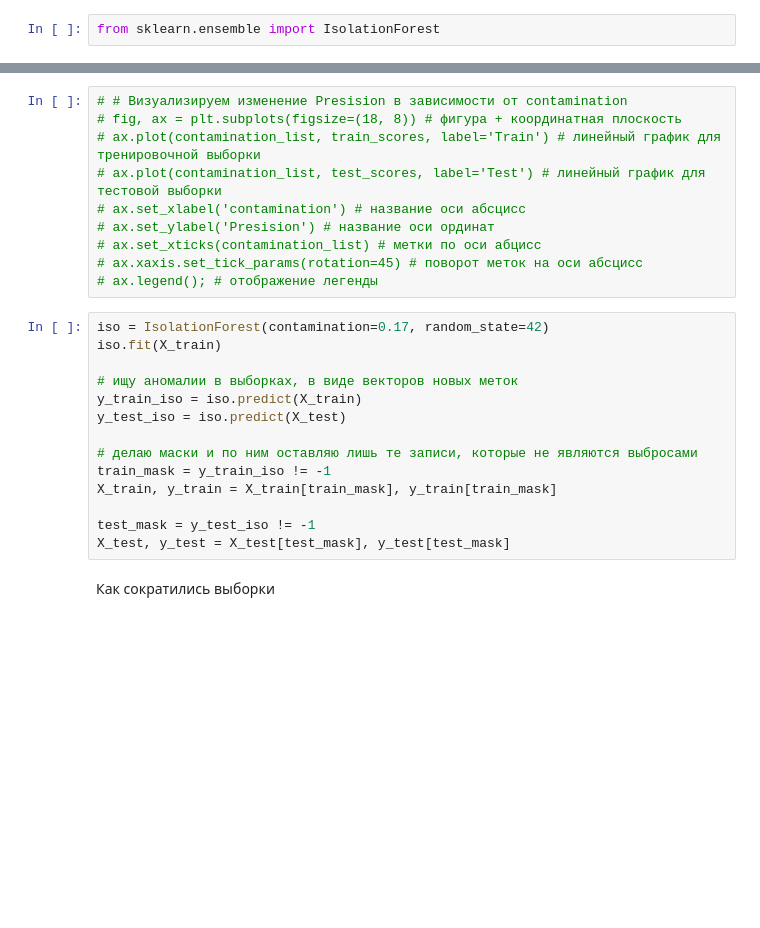
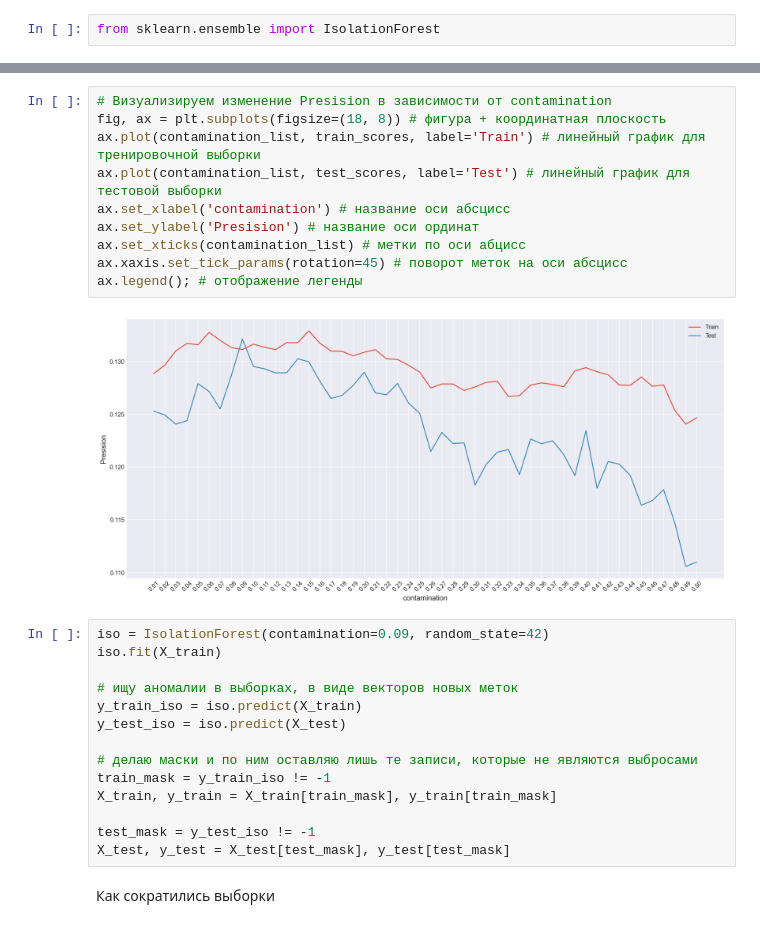
Before and after one commit to Chepell/SF_DS_Pro, a Jupyter notebook: 01_TensorFlow/10_Try_SVC.ipynb, the cells around one changed output, grey strips where cells are left out. Drawn from its saved outputs; the diff is of its cells as text; blank space fills up the shorter version.

```diff
--- a/01_TensorFlow/10_Try_SVC.ipynb
+++ b/01_TensorFlow/10_Try_SVC.ipynb
@@ -500,15 +498,17 @@ from sklearn.ensemble import IsolationForest
 # %%
-# # Визуализируем изменение Presision в зависимости от contamination
-# fig, ax = plt.subplots(figsize=(18, 8)) # фигура + координатная плоскость
-# ax.plot(contamination_list, train_scores, label='Train') # линейный график для тренировочной выборки
-# ax.plot(contamination_list, test_scores, label='Test') # линейный график для тестовой выборки
-# ax.set_xlabel('contamination') # название оси абсцисс
-# ax.set_ylabel('Presision') # название оси ординат
-# ax.set_xticks(contamination_list) # метки по оси абцисс
-# ax.xaxis.set_tick_params(rotation=45) # поворот меток на оси абсцисс
-# ax.legend(); # отображение легенды
+# Визуализируем изменение Presision в зависимости от contamination
+fig, ax = plt.subplots(figsize=(18, 8)) # фигура + координатная плоскость
+ax.plot(contamination_list, train_scores, label='Train') # линейный график для тренировочной выборки
+ax.plot(contamination_list, test_scores, label='Test') # линейный график для тестовой выборки
+ax.set_xlabel('contamination') # название оси абсцисс
+ax.set_ylabel('Presision') # название оси ординат
+ax.set_xticks(contamination_list) # метки по оси абцисс
+ax.xaxis.set_tick_params(rotation=45) # поворот меток на оси абсцисс
+ax.legend(); # отображение легенды
+# %% [output]
+[figure, added]
 # %%
-iso = IsolationForest(contamination=0.17, random_state=42)
+iso = IsolationForest(contamination=0.09, random_state=42)
 iso.fit(X_train)
 
 # ищу аномалии в выборках, в виде векторов новых меток
```
Also changed, not shown: parts of 22 cells of this notebook, 17 other files.
